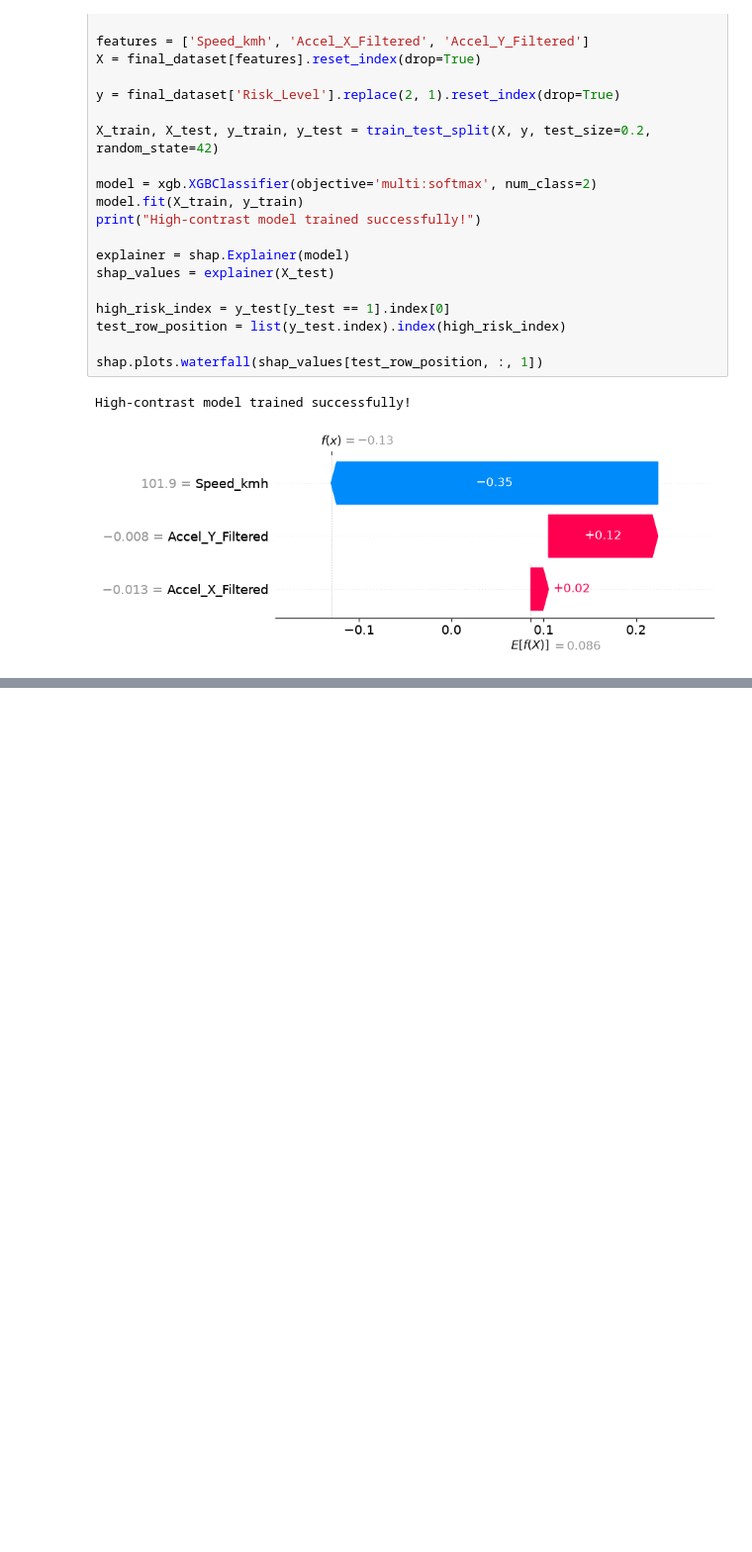
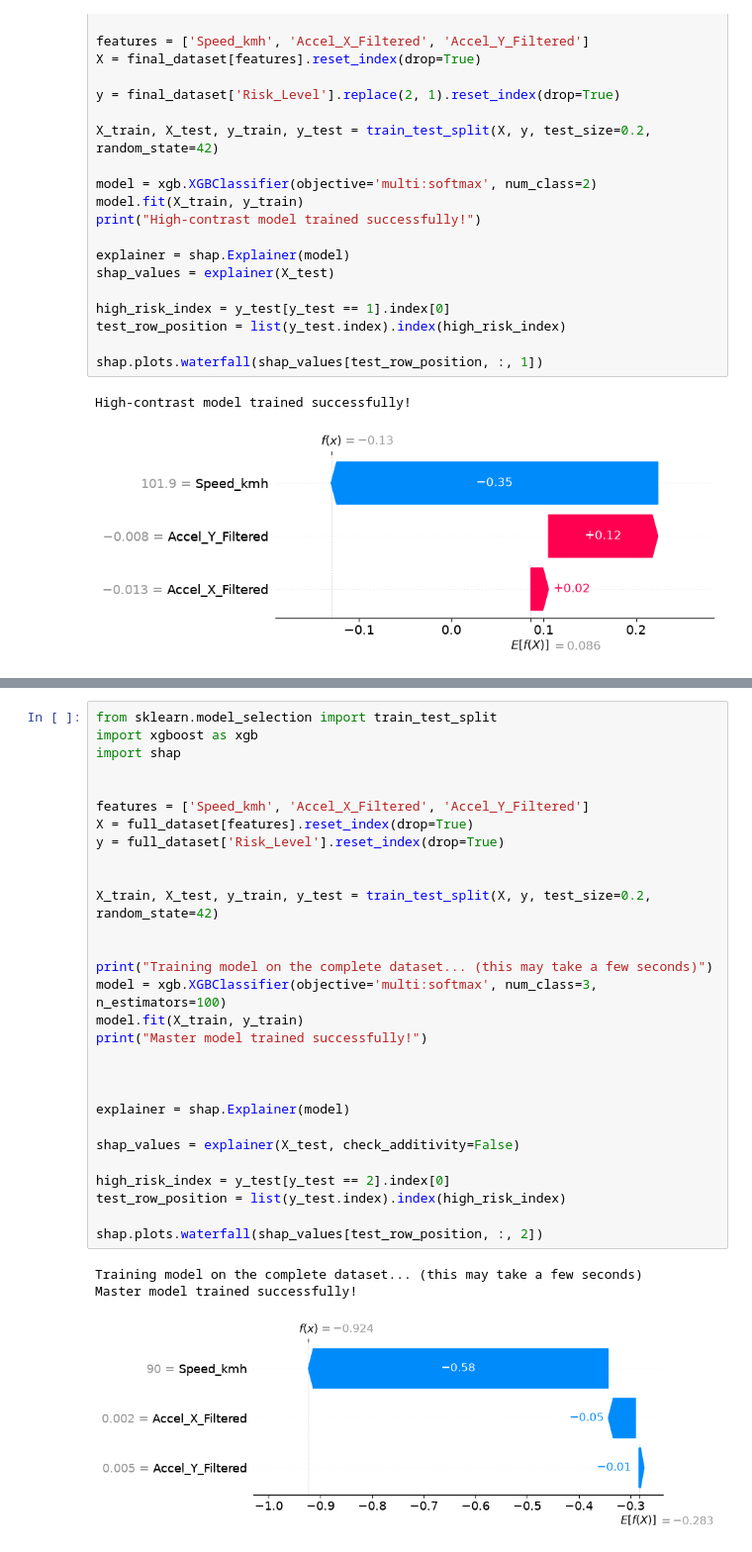
Before and after one commit to akashmeh/SafeCruise, a Jupyter notebook: safecruiseT.ipynb, the cells around one changed output, grey strips where cells are left out. Shown at 99% size. Saved outputs shown, nothing was run; the diff lists cells and outputs as text; blank space fills up the shorter version.

```diff
--- a/safecruiseT.ipynb
+++ b/safecruiseT.ipynb
@@ -334,0 +392,33 @@ High-contrast model trained successfully!
+# %%
+from sklearn.model_selection import train_test_split
+import xgboost as xgb
+import shap
+
+
+features = ['Speed_kmh', 'Accel_X_Filtered', 'Accel_Y_Filtered']
+X = full_dataset[features].reset_index(drop=True)
+y = full_dataset['Risk_Level'].reset_index(drop=True)
+
+
+X_train, X_test, y_train, y_test = train_test_split(X, y, test_size=0.2, random_state=42)
+
+
+print("Training model on the complete dataset... (this may take a few seconds)")
+model = xgb.XGBClassifier(objective='multi:softmax', num_class=3, n_estimators=100)
+model.fit(X_train, y_train)
+print("Master model trained successfully!")
+
+
+
+explainer = shap.Explainer(model)
+
+shap_values = explainer(X_test, check_additivity=False)
+
+high_risk_index = y_test[y_test == 2].index[0]
+test_row_position = list(y_test.index).index(high_risk_index)
+
+shap.plots.waterfall(shap_values[test_row_position, :, 2])
+# %% [output]
+Training model on the complete dataset... (this may take a few seconds)
+Master model trained successfully!
+[figure, added]
```
Also changed, not shown: parts of 2 cells of this notebook, 2 other files.
